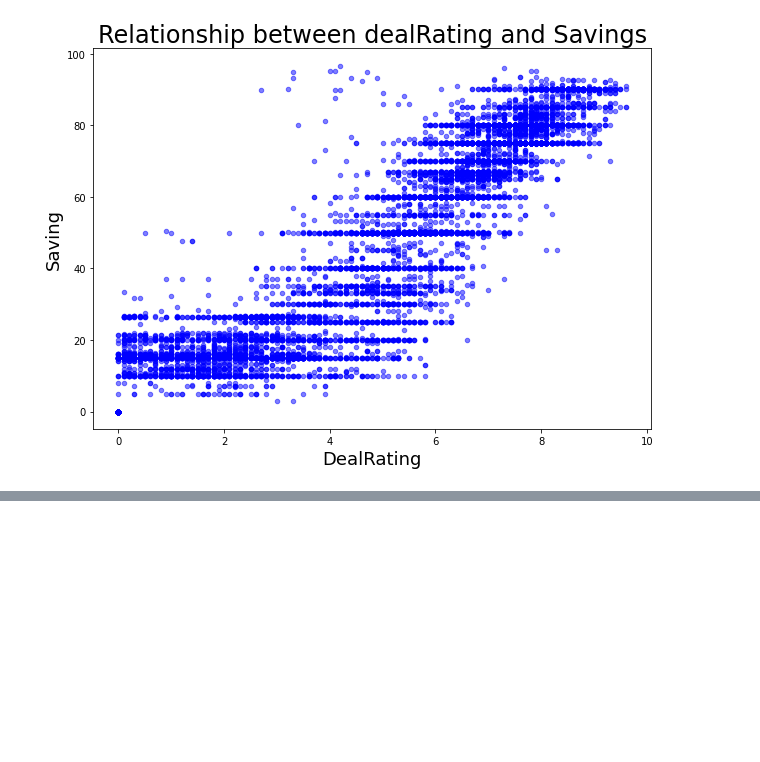
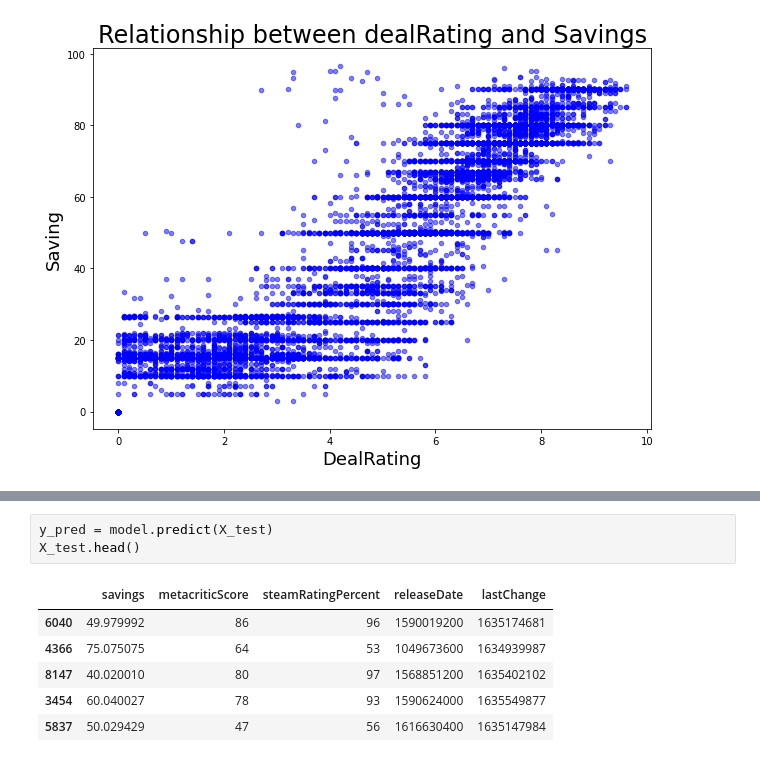
Before and after one commit to dfvneto/DataGameDealAnalysis, a Jupyter notebook: GameDataAnalysis.ipynb, the cells around one changed output, grey strips where cells are left out. Saved outputs shown, nothing was run; the diff lists cells and outputs as text; blank space fills up the shorter version.

```diff
--- a/GameDataAnalysis.ipynb
+++ b/GameDataAnalysis.ipynb
@@ -77,0 +92,10 @@ print(x_normalized)
+# %%
+y_pred = model.predict(X_test)
+X_test.head()
+# %% [output]
+|  | savings | metacriticScore | steamRatingPercent | releaseDate | lastChange |
+| 6040 | 49.979992 | 86 | 96 | 1590019200 | 1635174681 |
+| 4366 | 75.075075 | 64 | 53 | 1049673600 | 1634939987 |
+| 8147 | 40.020010 | 80 | 97 | 1568851200 | 1635402102 |
+| 3454 | 60.040027 | 78 | 93 | 1590624000 | 1635549877 |
+| 5837 | 50.029429 | 47 | 56 | 1616630400 | 1635147984 |
```
Also changed, not shown: parts of 5 cells of this notebook.
